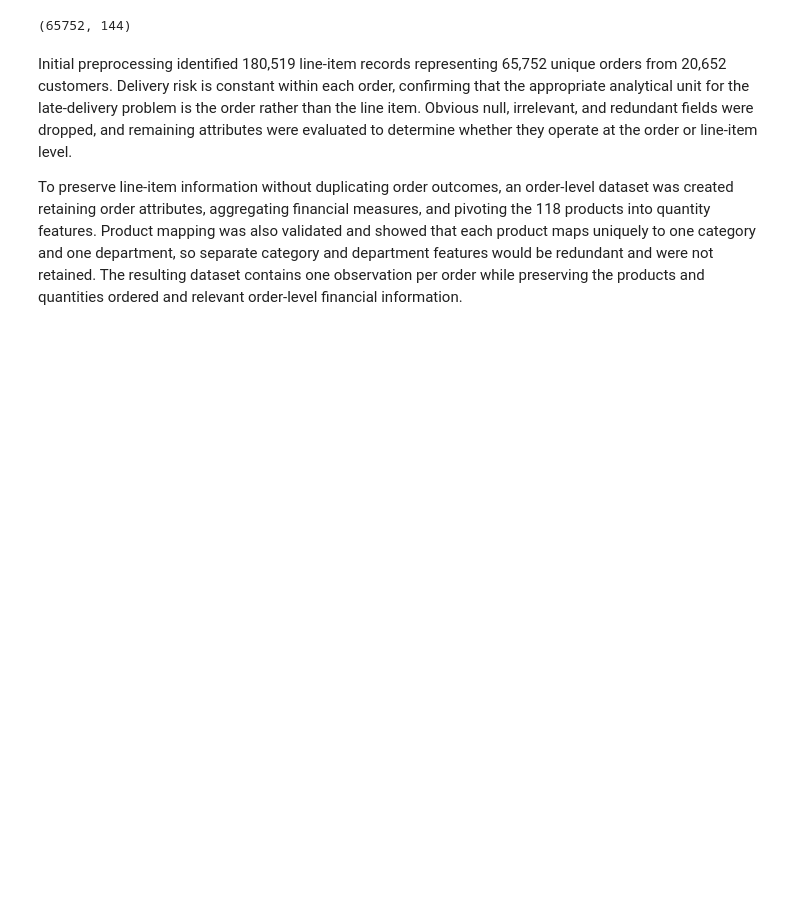
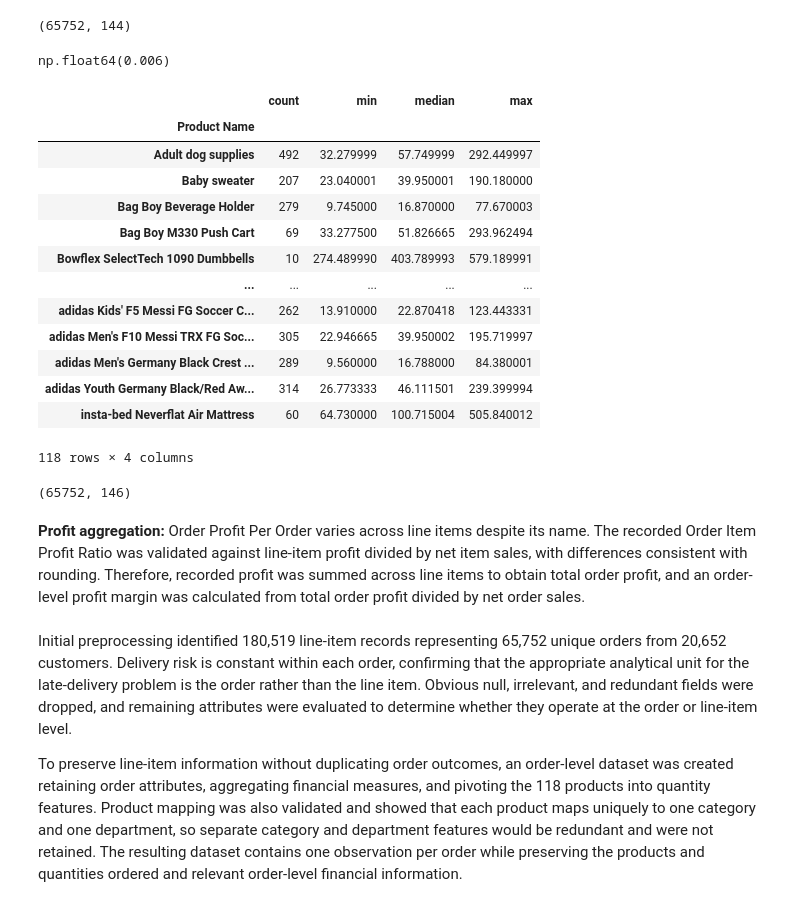
Before and after one commit to asherdata1/supply-chain-decision-support, a Jupyter notebook: 02_notebooks/01_preprocessing.ipynb, the cells around one changed output. Cells and saved outputs as stored; diff of their text form; code cells hidden in the pictures; blank space fills up the shorter version.

Commit message:
Add order-level profit aggregates

```diff
--- a/02_notebooks/01_preprocessing.ipynb
+++ b/02_notebooks/01_preprocessing.ipynb
@@ -508,6 +499,73 @@ order_df = order_level_df.join(product_quantities).reset_index()
 order_df.shape
 # %% [output]
 (65752, 144)
+# %%
+# Calculate the profit ratio implied by recorded profit and net sales
+calculated_profit_ratio = (
+    clean_df["Order Profit Per Order"]
+    / clean_df["Order Item Total"]
+)
+
+# Compare the calculated ratio with the recorded profit ratio
+profit_ratio_difference = (
+    calculated_profit_ratio
+    - clean_df["Order Item Profit Ratio"]
+)
+
+profit_ratio_difference.abs().max().round(3)
+# %% [output]
+np.float64(0.006)
+# %%
+# Derive the implied cost represented by each line item
+clean_df["Implied Line Cost"] = (
+    clean_df["Order Item Total"]
+    - clean_df["Order Profit Per Order"]
+)
+
+# Convert line cost to an implied unit cost
+clean_df["Implied Unit Cost"] = (
+    clean_df["Implied Line Cost"]
+    / clean_df["Order Item Quantity"]
+)
+
+clean_df.groupby("Product Name")["Implied Unit Cost"].agg(
+    ["count", "min", "median", "max"]
+)
+# %% [output]
+|  | count | min | median | max |
+| Product Name |  |  |  |  |
+| Adult dog supplies | 492 | 32.279999 | 57.749999 | 292.449997 |
+| Baby sweater | 207 | 23.040001 | 39.950001 | 190.180000 |
+| Bag Boy Beverage Holder | 279 | 9.745000 | 16.870000 | 77.670003 |
+| Bag Boy M330 Push Cart | 69 | 33.277500 | 51.826665 | 293.962494 |
+| Bowflex SelectTech 1090 Dumbbells | 10 | 274.489990 | 403.789993 | 579.189991 |
+| ... | ... | ... | ... | ... |
+| adidas Kids' F5 Messi FG Soccer C... | 262 | 13.910000 | 22.870418 | 123.443331 |
+| adidas Men's F10 Messi TRX FG Soc... | 305 | 22.946665 | 39.950002 | 195.719997 |
+| adidas Men's Germany Black Crest ... | 289 | 9.560000 | 16.788000 | 84.380001 |
+| adidas Youth Germany Black/Red Aw... | 314 | 26.773333 | 46.111501 | 239.399994 |
+| insta-bed Neverflat Air Mattress | 60 | 64.730000 | 100.715004 | 505.840012 |
+118 rows × 4 columns
+# %%
+# Aggregate recorded line-item profit to the order level
+order_df["Total Order Profit"] = (
+    clean_df.groupby("Order Id")["Order Profit Per Order"]
+    .sum()
+    .round(2)
+)
+
+# Calculate the effective profit margin for each order
+order_df["Order Profit Margin"] = (
+    order_df["Total Order Profit"]
+    / order_df["Net Order Sales"]
+).round(4)
+
+# Confirm the dimensions of the order-level dataframe
+order_df.shape
+# %% [output]
+(65752, 146)
+# %% [markdown]
+**Profit aggregation:** Order Profit Per Order varies across line items despite its name. The recorded Order Item Profit Ratio was validated against line-item profit divided by net item sales, with differences consistent with rounding. Therefore, recorded profit was summed across line items to obtain total order profit, and an order-level profit margin was calculated from total order profit divided by net order sales.
 # %% [markdown]
 Initial preprocessing identified 180,519 line-item records representing 65,752 unique orders from 20,652 customers. Delivery risk is constant within each order, confirming that the appropriate analytical unit for the late-delivery problem is the order rather than the line item. Obvious null, irrelevant, and redundant fields were dropped, and remaining attributes were evaluated to determine whether they operate at the order or line-item level.
 
```
Also changed, not shown: parts of 3 cells of this notebook, 1 other file.
